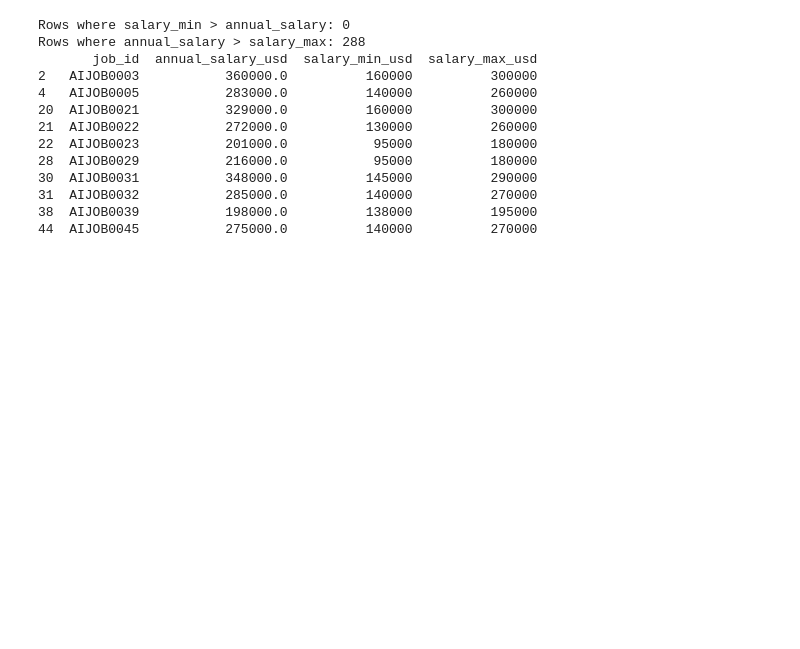
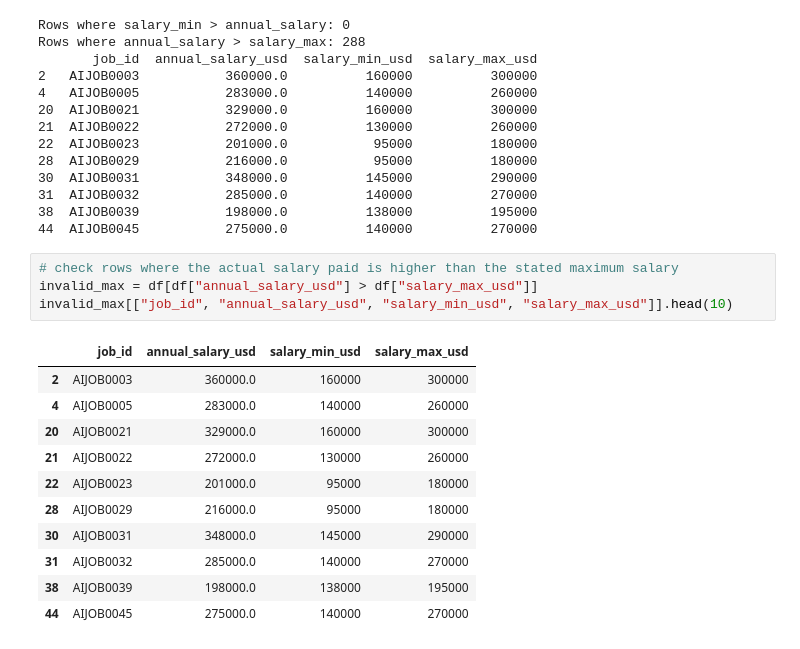
Before and after one commit to gunathangavel/python-data-analysis-libraries, a Jupyter notebook: pandas_data_analysis.ipynb, the cells around one changed output. Saved outputs shown, nothing was run; the diff lists cells and outputs as text; blank space fills up the shorter version.

```diff
--- a/pandas_data_analysis.ipynb
+++ b/pandas_data_analysis.ipynb
@@ -145,3 +145,19 @@ Rows where annual_salary > salary_max: 288
 31  AIJOB0032           285000.0          140000          270000
 38  AIJOB0039           198000.0          138000          195000
 44  AIJOB0045           275000.0          140000          270000
+# %%
+# check rows where the actual salary paid is higher than the stated maximum salary
+invalid_max = df[df["annual_salary_usd"] > df["salary_max_usd"]]
+invalid_max[["job_id", "annual_salary_usd", "salary_min_usd", "salary_max_usd"]].head(10)
+# %% [output]
+|  | job_id | annual_salary_usd | salary_min_usd | salary_max_usd |
+| 2 | AIJOB0003 | 360000.0 | 160000 | 300000 |
+| 4 | AIJOB0005 | 283000.0 | 140000 | 260000 |
+| 20 | AIJOB0021 | 329000.0 | 160000 | 300000 |
+| 21 | AIJOB0022 | 272000.0 | 130000 | 260000 |
+| 22 | AIJOB0023 | 201000.0 | 95000 | 180000 |
+| 28 | AIJOB0029 | 216000.0 | 95000 | 180000 |
+| 30 | AIJOB0031 | 348000.0 | 145000 | 290000 |
+| 31 | AIJOB0032 | 285000.0 | 140000 | 270000 |
+| 38 | AIJOB0039 | 198000.0 | 138000 | 195000 |
+| 44 | AIJOB0045 | 275000.0 | 140000 | 270000 |
```
Also changed, not shown: parts of 25 cells of this notebook.
